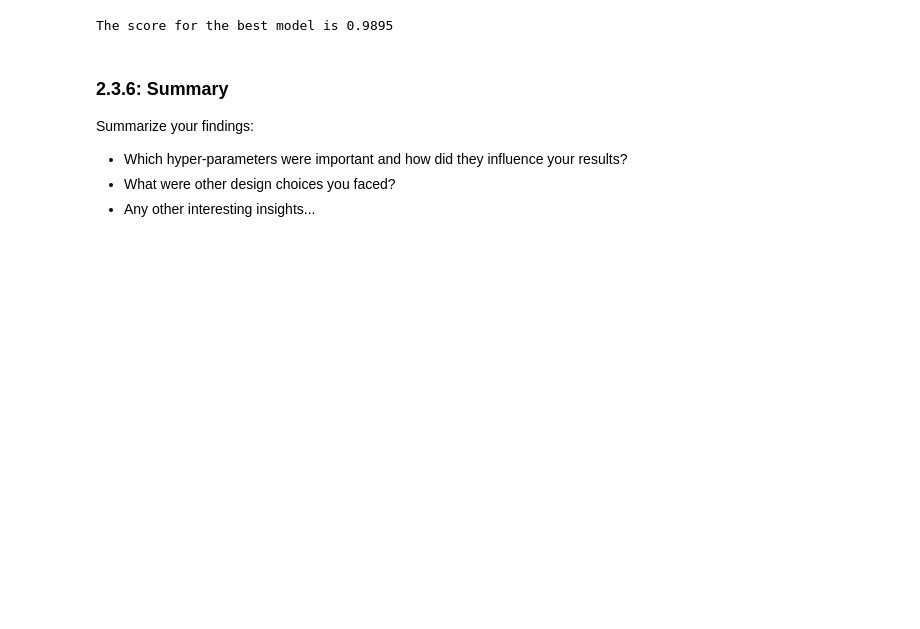
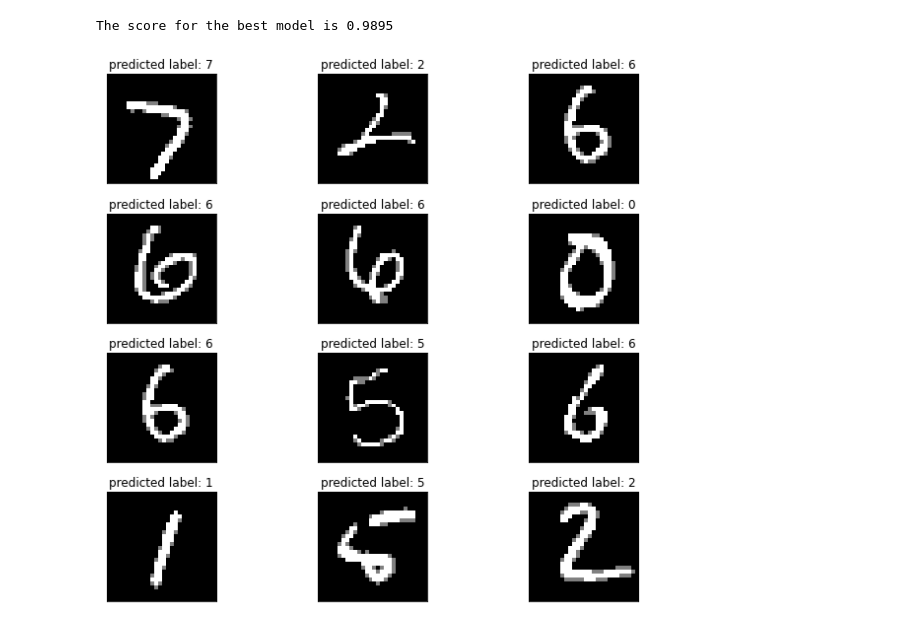
Before and after one commit to MaLoefUDS/MachineLearningInCybersecurity, a Jupyter notebook: task01/2021_10_29_Task_01.ipynb, the cells around one changed output. Cells and saved outputs as stored; diff of their text form; code cells hidden in the pictures; blank space fills up the shorter version.

```diff
--- a/task01/2021_10_29_Task_01.ipynb
+++ b/task01/2021_10_29_Task_01.ipynb
@@ -676,7 +639,10 @@ The score for the best model is 0.9895
-# %% [markdown]
-### 2.3.6: Summary
-
-Summarize your findings:
- * Which hyper-parameters were important and how did they influence your results?
- * What were other design choices you faced?
- * Any other interesting insights...
+# %%
+# Visualize the predictions
+
+for step, (X, y) in enumerate(test_loader):
+    if step == 0:
+        prediction = model(X).detach().numpy()
+        labels = [list(pred).index(max(pred)) for pred in prediction]
+        vis_predictions(X.detach().numpy(), labels, len(X))
+# %% [output]
+[figure, added]
```
Also changed, not shown: parts of 15 cells of this notebook.
